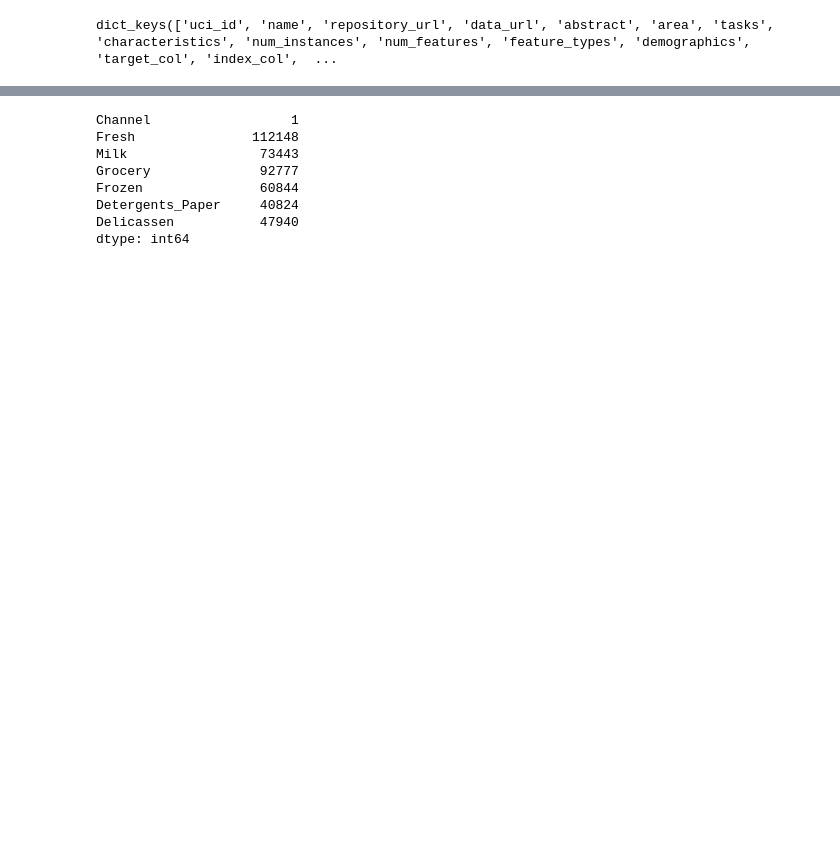
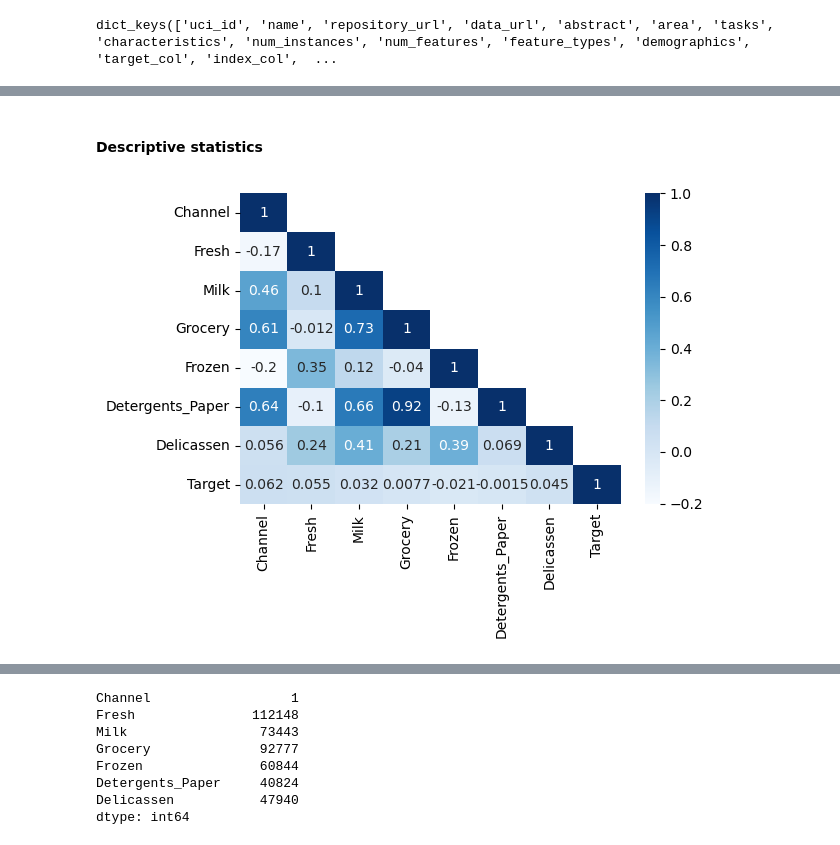
Before and after one commit to ironhack-labs/lab-unsupervised-learning-en, a Jupyter notebook: your-code/main.ipynb, the cells around one changed output, grey strips where cells are left out. Drawn from its saved outputs; the diff is of its cells as text; code cells hidden in the pictures; blank space fills up the shorter version.

```diff
--- a/your-code/main.ipynb
+++ b/your-code/main.ipynb
@@ -73,0 +134,10 @@ wholesale_customers.metadata["additional_info"]
+# %% [markdown]
+#### Descriptive statistics
+# %%
+# Correlation
+mask_corr = np.triu(np.ones_like(customers.corr(), dtype=bool),k=1) #k=1 will keep the ones in the diagonal
+sns.heatmap(customers.corr(), annot=True,mask=mask_corr,  cmap='Blues', xticklabels=customers.columns, yticklabels=customers.columns)
+plt.tight_layout()
+plt.show()
+# %% [output]
+[figure, added]
```
Also changed, not shown: parts of 27 cells of this notebook.
